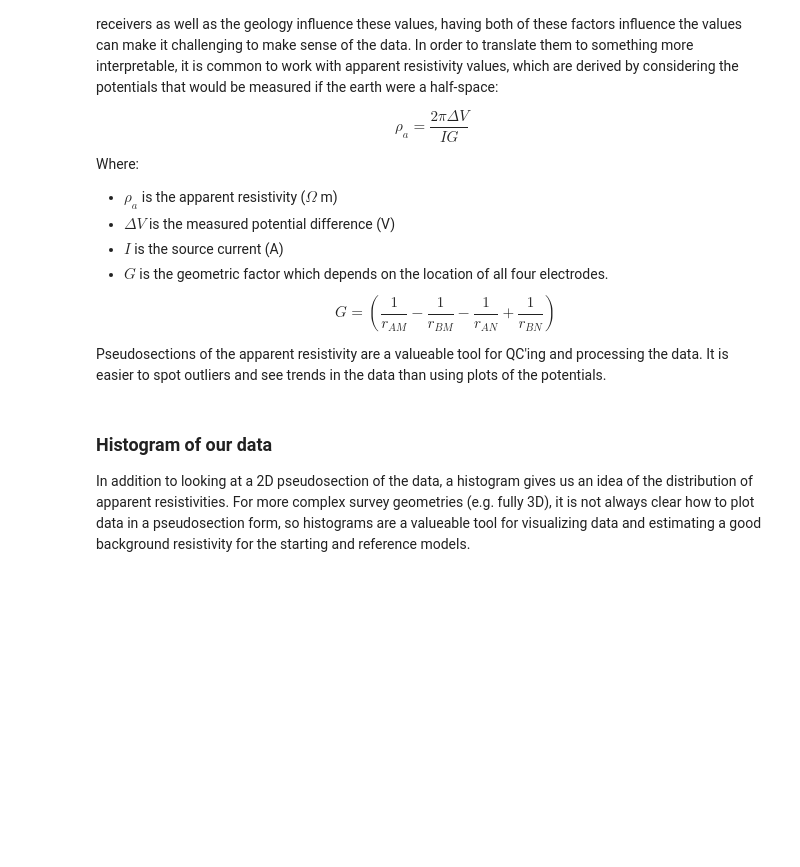
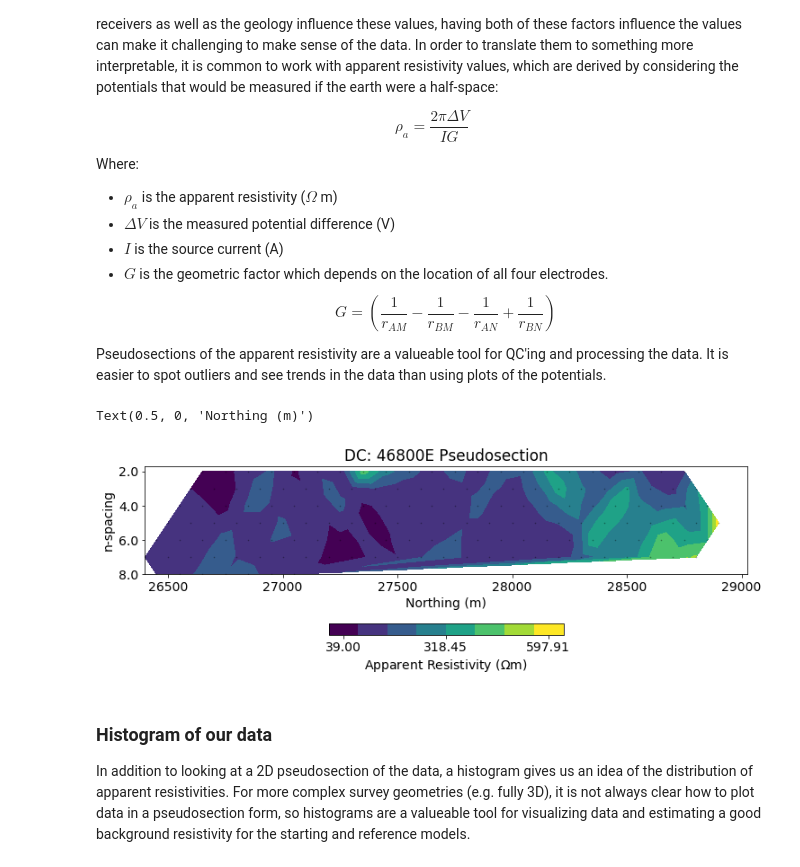
Before and after one commit to simpeg/transform-2020-simpeg, a Jupyter notebook: 1-century-dcip-inversion.ipynb, the cells around one changed output. Cells and saved outputs as stored; diff of their text form; code cells hidden in the pictures; blank space fills up the shorter version.

```diff
--- a/1-century-dcip-inversion.ipynb
+++ b/1-century-dcip-inversion.ipynb
@@ -387,13 +445,16 @@ Pseudosections of the apparent resistivity are a valueable tool for QC'ing and p
 # %%
 # plot psuedosection
 fig, ax = plt.subplots(1, 1, figsize=(12, 4))
 dc.utils.plot_pseudosection(
     dc_data, data_type="apparent resistivity",
     plot_type="contourf", data_location=True, ax=ax, cbar_opts={"pad":0.25}
 )
 ax.set_aspect(1.5)  # some vertical exxageration
-ax.set_title(f"{line} Pseudosection")
+ax.set_title(f"DC: {line} Pseudosection")
 ax.set_xlabel("Northing (m)")
+# %% [output]
+Text(0.5, 0, 'Northing (m)')
+[figure, added]
 # %% [markdown]
 ### Histogram of our data
 
```
Also changed, not shown: parts of 39 cells of this notebook, 1 other file.
